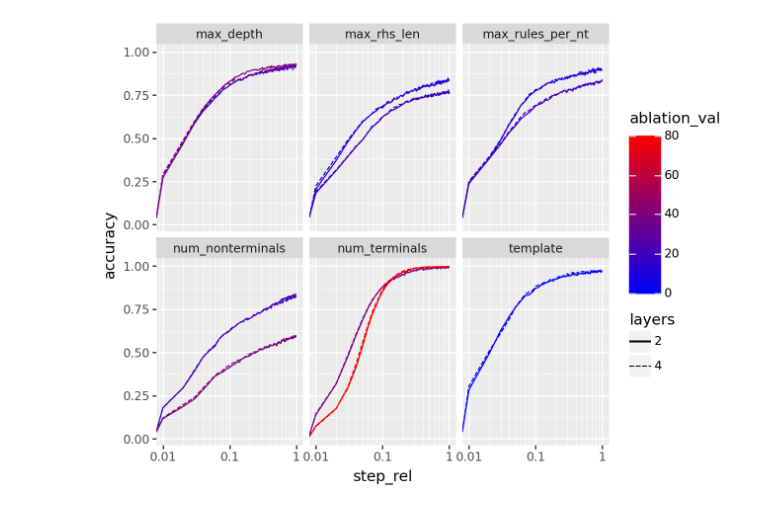
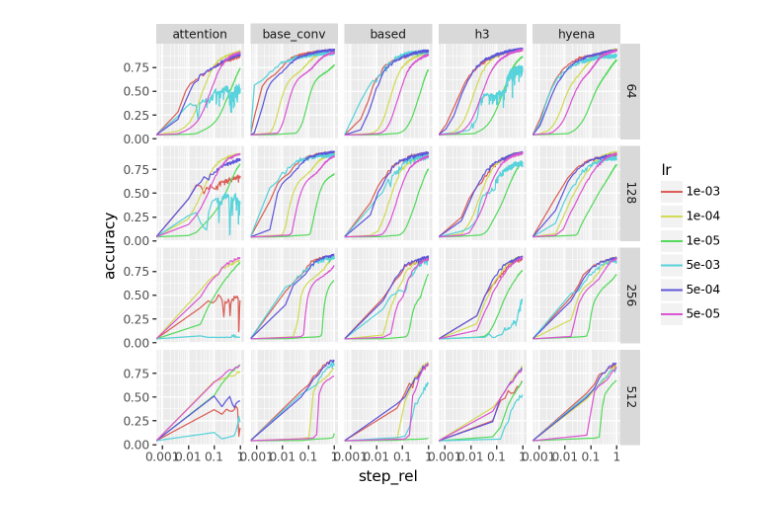
Before and after one commit to aryamanarora/tinylang, a Jupyter notebook: notebooks/Sweep.ipynb, the cells around one changed output. Saved outputs shown, nothing was run; the diff lists cells and outputs as text; code cells hidden in the pictures.

Commit message:
train/test split attempt, models dont generalise lmao

```diff
--- a/notebooks/Sweep.ipynb
+++ b/notebooks/Sweep.ipynb
@@ -12,23 +13,25 @@ import plotnine as p9
 # %%
 dfs = []
-for file in glob.glob("../experiments/logs/**/SummaryEvaluator.csv") + glob.glob("../experiments/logs_4_1_128/**/SummaryEvaluator.csv"):
-    print(file)
+for file in tqdm(list(glob.glob("../experiments/logs/arch_sweep/**/SummaryEvaluator.csv"))):
+    # print(file)
     evaluator = file.split("/")[-1].split(".")[0]
     splitted = os.path.dirname(file).split("/")[-1].split(".")[0].split("_")
-    ablation = "_".join(splitted[:-1]) if len(splitted) > 1 else "template"
-    ablation_val = int(splitted[-1]) if len(splitted) > 1 else 0
+    dim = splitted[-2]
+    lr = splitted[-1]
+    arch = "_".join(splitted[:-2])
     log = pd.read_csv(file)
-    print(len(log))
+    # print(len(log))
     log["identifier"] = file
-    log["ablation"] = ablation
-    log["ablation_val"] = ablation_val
+    log["arch"] = arch
+    log["dim"] = int(dim)
+    log["lr"] = lr
     log["evaluator"] = evaluator
     log["step_rel"] = log["step"] / log["step"].max()
-    log["layers"] = "4" if "128" in file else "2"
-    log = log.groupby(["variable", "step", "evaluator", "step_rel", "identifier", "ablation", "ablation_val", "layers"]).mean().reset_index()
+    log["layers"] = 2
+    log = log.groupby(["variable", "step", "evaluator", "step_rel", "identifier", "arch", "dim", "lr", "layers"]).mean().reset_index()
     dfs.append(log)
 print(len(dfs))
 df = pd.concat(dfs)
-df = df.groupby(["variable", "step", "evaluator", "step_rel", "identifier", "ablation", "ablation_val", "layers"]).mean().reset_index()
+df = df.groupby(["variable", "step", "evaluator", "step_rel", "identifier", "arch", "dim", "lr", "layers"]).mean().reset_index()
 df
 # %% [output]
@@ -65,13 +52,13 @@ df
 # %%
 subset_df = df[df["variable"] == "query_item.pred_prob"]
 plot = (
-    p9.ggplot(subset_df, p9.aes(x="step_rel", y="value", color="ablation_val", group="identifier", linetype="layers")) +
+    p9.ggplot(subset_df, p9.aes(x="step_rel", y="value", color="lr", group="identifier")) +
     p9.geom_line() +
-    p9.facet_wrap("~ ablation") +
+    p9.facet_grid("dim ~ arch") +
     p9.scale_x_log10() +
-    p9.scale_color_gradient(low="blue", high="red") +
+    # p9.scale_color_gradient(low="blue", high="red") +
     p9.labs(y="accuracy")
 )
 plot.show()
 # %% [output]
-[figure, old version]
+[figure, new version]
```
Also changed, not shown: parts of 3 cells of this notebook, 6 other files.
